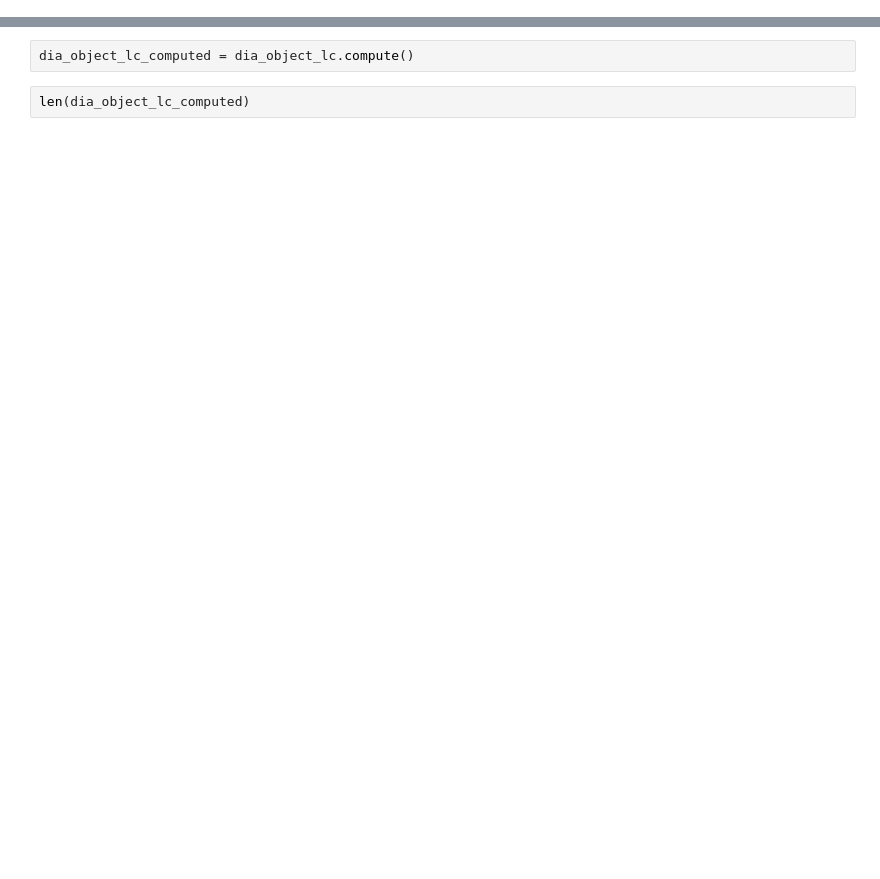
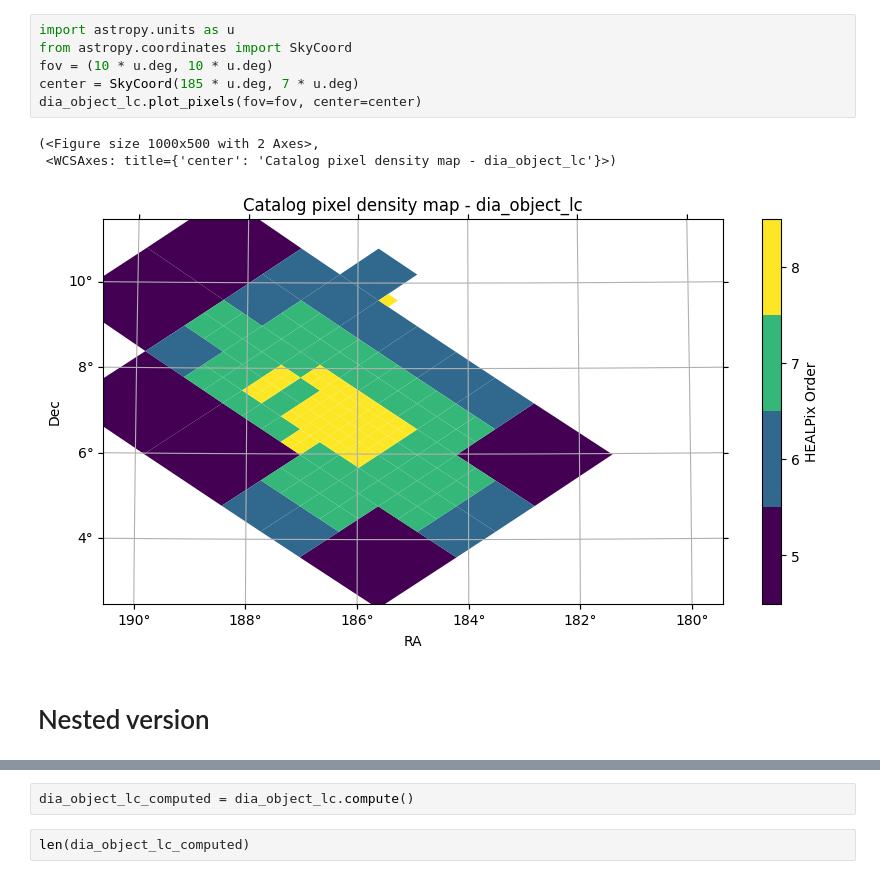
Before and after one commit to lsst-sitcom/linccf, a Jupyter notebook: internal/stability/HATS_Testing_Stability_LSSTCam.ipynb, the cells around one changed output, grey strips where cells are left out. Drawn from its saved outputs; the diff is of its cells as text; blank space fills up the shorter version.

Commit message:
LSDB version

```diff
--- a/internal/stability/HATS_Testing_Stability_LSSTCam.ipynb
+++ b/internal/stability/HATS_Testing_Stability_LSSTCam.ipynb
@@ -93,3 +167,15 @@ dia_object_lc_hats.plot_moc()
+# %%
+import astropy.units as u
+from astropy.coordinates import SkyCoord
+fov = (10 * u.deg, 10 * u.deg)
+center = SkyCoord(185 * u.deg, 7 * u.deg)
+dia_object_lc.plot_pixels(fov=fov, center=center)
+# %% [output]
+(<Figure size 1000x500 with 2 Axes>,
+ <WCSAxes: title={'center': 'Catalog pixel density map - dia_object_lc'}>)
+[figure, added]
+# %% [markdown]
+# Nested version
 # %%
 test = dia_object_lc.head(100)
 test.iloc[1].diaObjectForcedSource
```
Also changed, not shown: parts of 25 cells of this notebook.
